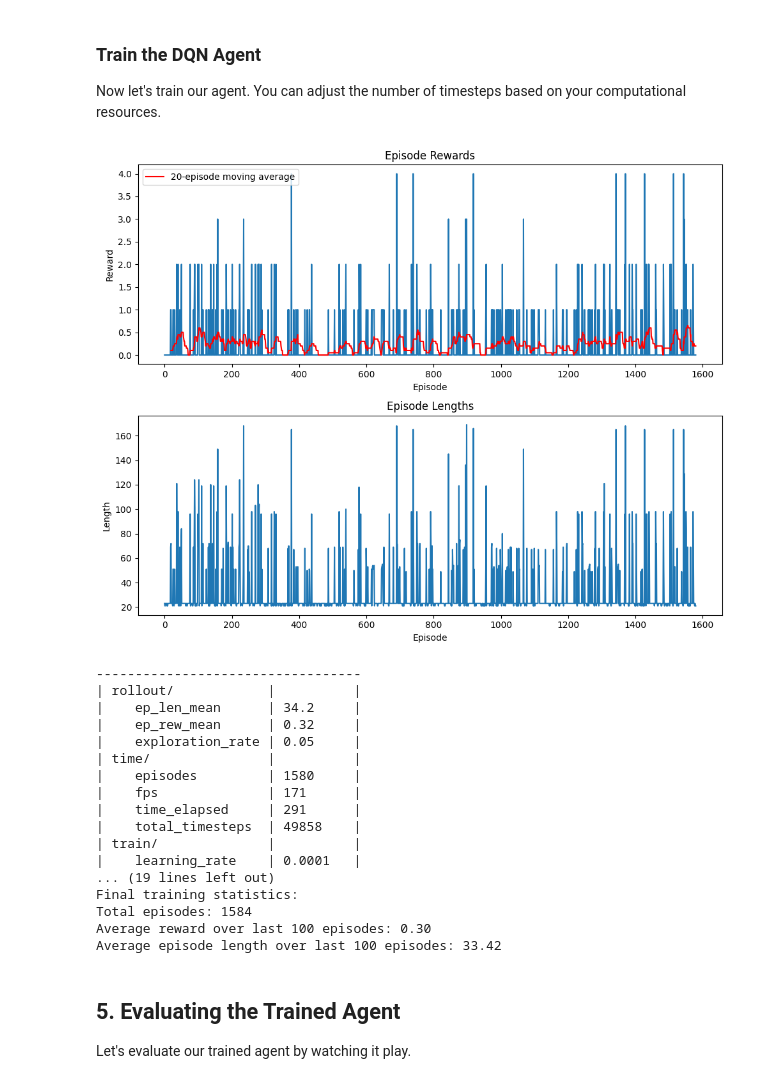
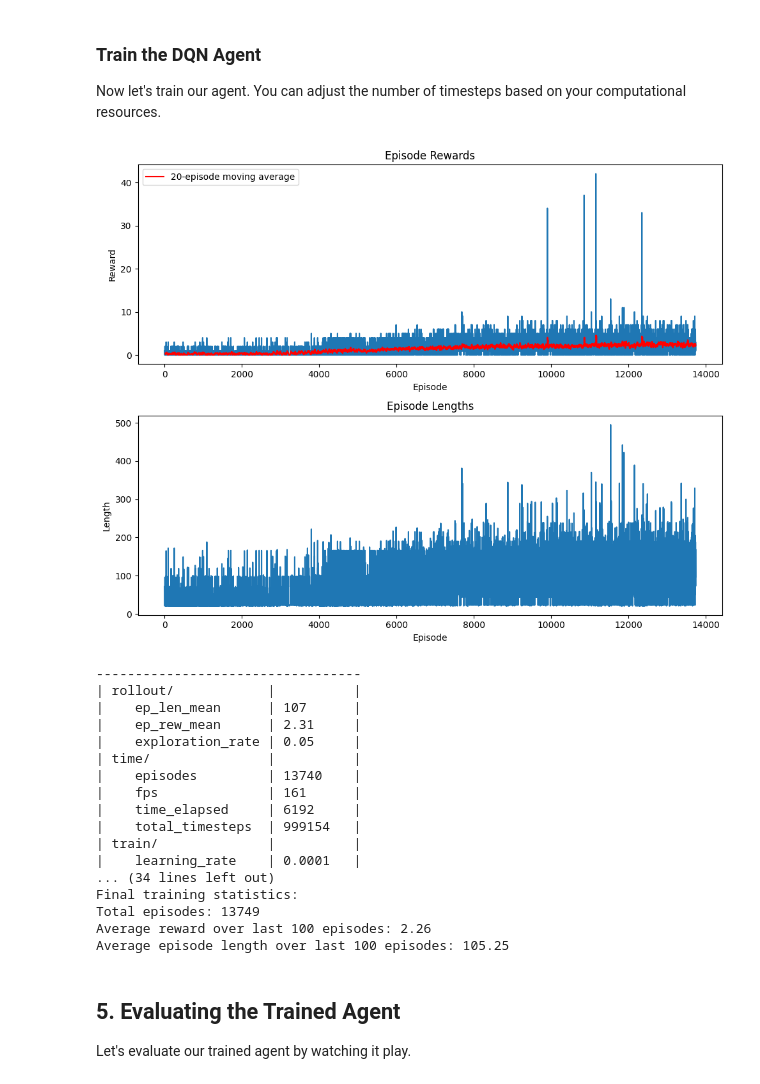
Before and after one commit to danjor667/summative_2, a Jupyter notebook: DQN_Atari_Agent.ipynb, the cells around one changed output. Cells and saved outputs as stored; diff of their text form; code cells hidden in the pictures.

Commit message:
Improving training with more time steps, buffert size , train_freq, gradient_steps and tearget_update_interval

```diff
--- a/DQN_Atari_Agent.ipynb
+++ b/DQN_Atari_Agent.ipynb
@@ -154,7 +154,7 @@ A.L.E: Arcade Learning Environment (version 0.11.2+ecc1138)
 
 Now let's train a DQN agent with a CNN policy.
 # %%
-def train_agent(env, policy_type="CnnPolicy", hyperparams=None, timesteps=100000, experiment_name="default"):
+def train_agent(env, policy_type="CnnPolicy", hyperparams=None, timesteps=1000000, experiment_name="default"):
     """Train a DQN agent with the specified policy and hyperparameters."""
     # Create log directory
     log_dir = f"logs/{experiment_name}"
@@ -166,16 +166,16 @@ def train_agent(env, policy_type="CnnPolicy", hyperparams=None, timesteps=100000
     # Default hyperparameters
     default_params = {
         "learning_rate": 1e-4,
-        "buffer_size": 100000,
+        "buffer_size": 500000,
         "learning_starts": 10000,
         "batch_size": 32,
         "gamma": 0.99,
         "exploration_fraction": 0.1,
         "exploration_initial_eps": 1.0,
         "exploration_final_eps": 0.05,
-        "train_freq": 4,
-        "gradient_steps": 1,
-        "target_update_interval": 1000,
+        "train_freq": 8,
+        "gradient_steps": 2,
+        "target_update_interval": 2000,
     }
 
     # Update with provided hyperparameters
@@ -231,39 +231,39 @@ Now let's train our agent. You can adjust the number of timesteps based on your
 # %%
 # Create a fresh environment
 env = create_environment(env_id)
 
 # Check if we're using CartPole (fallback) or an Atari environment
 is_atari = 'ALE' in str(env) or 'NoFrameskip' in env_id
 policy_type = "CnnPolicy" if is_atari else "MlpPolicy"
 
 print(f"Using {policy_type} for environment {env_id}")
 
 # Train the agent (adjust timesteps as needed)
 model, training_stats = train_agent(
     env,
     policy_type=policy_type,
-    timesteps=50000,  # Reduced for demonstration, increase for better performance
+    # timesteps=50000,  # Reduced for demonstration, increase for better performance
     experiment_name="default_run"
 )
 # %% [output]
-[figure, old version]
+[figure, new version]
 ----------------------------------
 | rollout/            |          |
-|    ep_len_mean      | 34.2     |
-|    ep_rew_mean      | 0.32     |
+|    ep_len_mean      | 107      |
+|    ep_rew_mean      | 2.31     |
 |    exploration_rate | 0.05     |
 | time/               |          |
-|    episodes         | 1580     |
-|    fps              | 171      |
-|    time_elapsed     | 291      |
-|    total_timesteps  | 49858    |
+|    episodes         | 13740    |
+|    fps              | 161      |
+|    time_elapsed     | 6192     |
+|    total_timesteps  | 999154   |
 | train/              |          |
 |    learning_rate    | 0.0001   |
-... (19 lines left out)
+... (34 lines left out)
 Final training statistics:
-Total episodes: 1584
-Average reward over last 100 episodes: 0.30
-Average episode length over last 100 episodes: 33.42
+Total episodes: 13749
+Average reward over last 100 episodes: 2.26
+Average episode length over last 100 episodes: 105.25
 # %% [markdown]
 ## 5. Evaluating the Trained Agent
 
```
Also changed, not shown: parts of 2 cells of this notebook, 1 other file.
